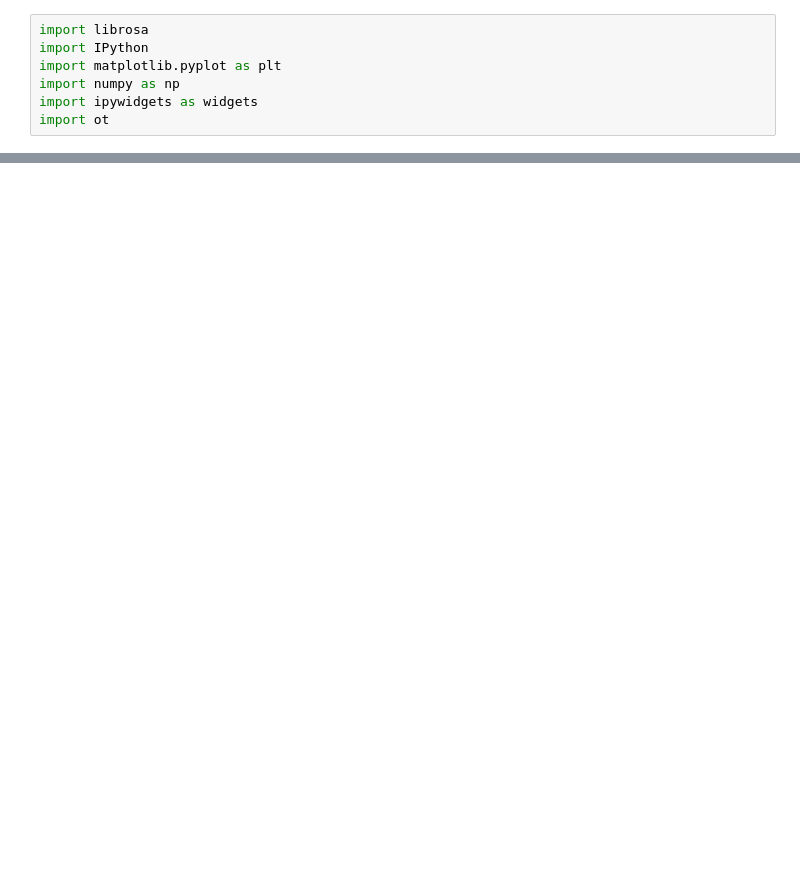
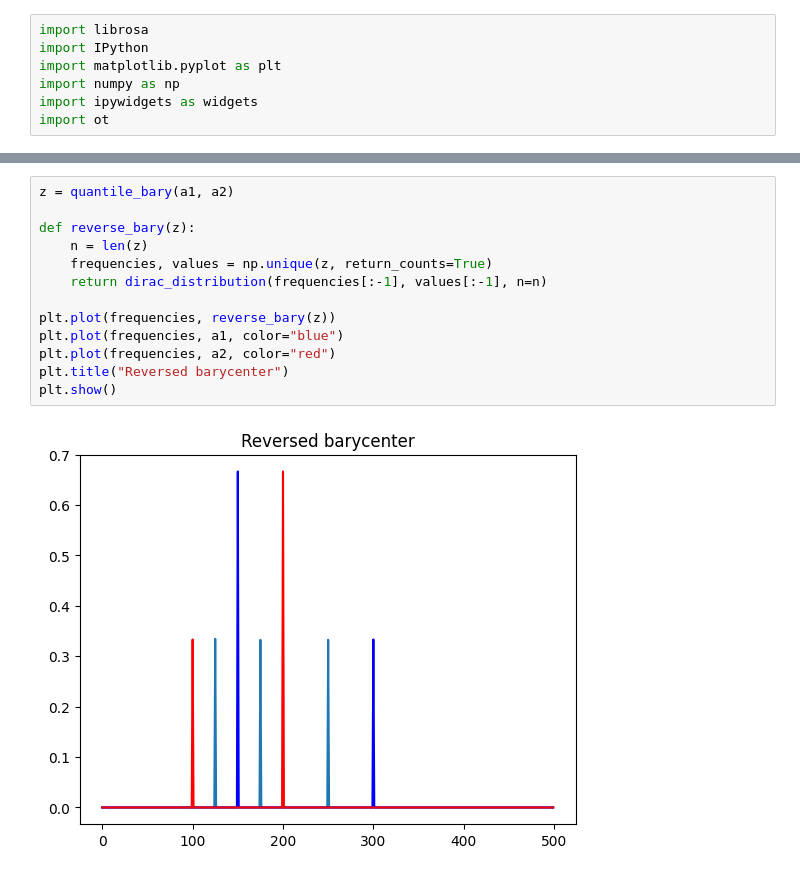
Before and after one commit to zaquastier/audio_1D_transport, a Jupyter notebook: audio_ot_vlab.ipynb, the cells around one changed output, grey strips where cells are left out. Saved outputs shown, nothing was run; the diff lists cells and outputs as text; blank space fills up the shorter version.

```diff
--- a/audio_ot_vlab.ipynb
+++ b/audio_ot_vlab.ipynb
@@ -23,0 +73,15 @@ In this part we compute 1D Optimal transport between two gaussian distributions.
+# %%
+z = quantile_bary(a1, a2)
+
+def reverse_bary(z):
+    n = len(z)
+    frequencies, values = np.unique(z, return_counts=True)
+    return dirac_distribution(frequencies[:-1], values[:-1], n=n)
+
+plt.plot(frequencies, reverse_bary(z))
+plt.plot(frequencies, a1, color="blue")
+plt.plot(frequencies, a2, color="red")
+plt.title("Reversed barycenter")
+plt.show()
+# %% [output]
+[figure, added]
```
Also changed, not shown: parts of 11 cells of this notebook.
